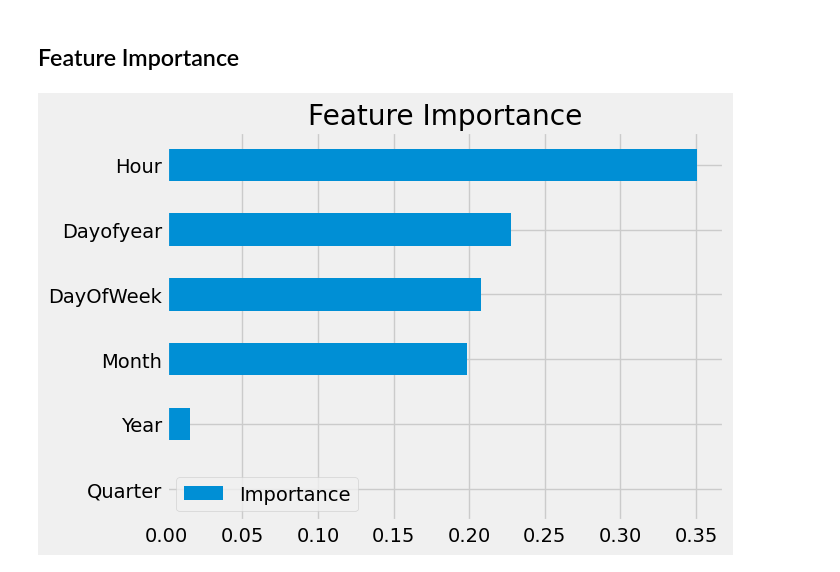
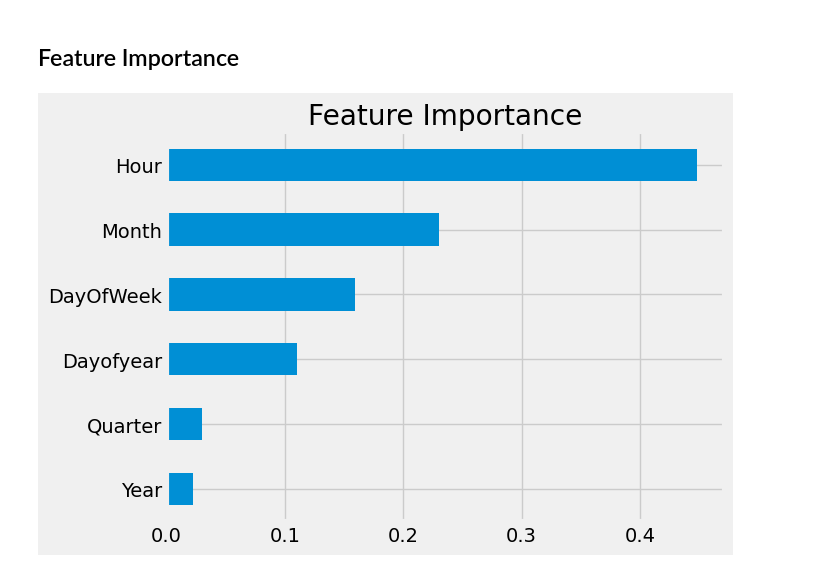
Before and after one commit to adnansherwani/Forecasting-DataModel, a Jupyter notebook: Forecasting-hourly-consumption.ipynb, the cells around one changed output. Drawn from its saved outputs; the diff is of its cells as text; code cells hidden in the pictures.

```diff
--- a/Forecasting-hourly-consumption.ipynb
+++ b/Forecasting-hourly-consumption.ipynb
@@ -103,3 +103,14 @@ test = create_features(test)
 
 feature = ['Hour', 'DayOfWeek', 'Quarter', 'Month', 'Year', 'Dayofyear']
 target = ['PJME_MW']
+
+x_train = train[feature]
+y_train = train[target]
+
+x_test = test[feature]
+y_test = test[target]
+
+regression_m = xgb.XGBRegressor(n_estimators=1000, early_stopping_rounds=50, learning_rate=0.01)
+regression_m.fit(x_train, y_train,
+                eval_set = [(x_train, y_train), (x_test, y_test)],
+                verbose=100)
@@ -112,5 +133,0 @@ y_test = test[target]
-# %%
-regression_m = xgb.XGBRegressor(n_estimate=1000, early_stopping_round=50, learning_rate=0.001)
-regression_m.fit(x_train, y_train,
-                eval_set = [(x_train, y_train), (x_test, y_test)],
-                verbose=100)
@@ -142,7 +138,7 @@ fi = pd.DataFrame(data=regression_m.feature_importances_,
                   index=regression_m.feature_names_in_,
                   columns=['Importance'])
 # %%
-fi.sort_values(['Importance']).plot(kind='barh', title='Feature Importance')
+fi.sort_values(['Importance']).plot(kind='barh', title='Feature Importance', legend=False)
 plt.show()
 # %% [output]
-[figure, old version]
+[figure, new version]
```
Also changed, not shown: parts of 15 cells of this notebook.
